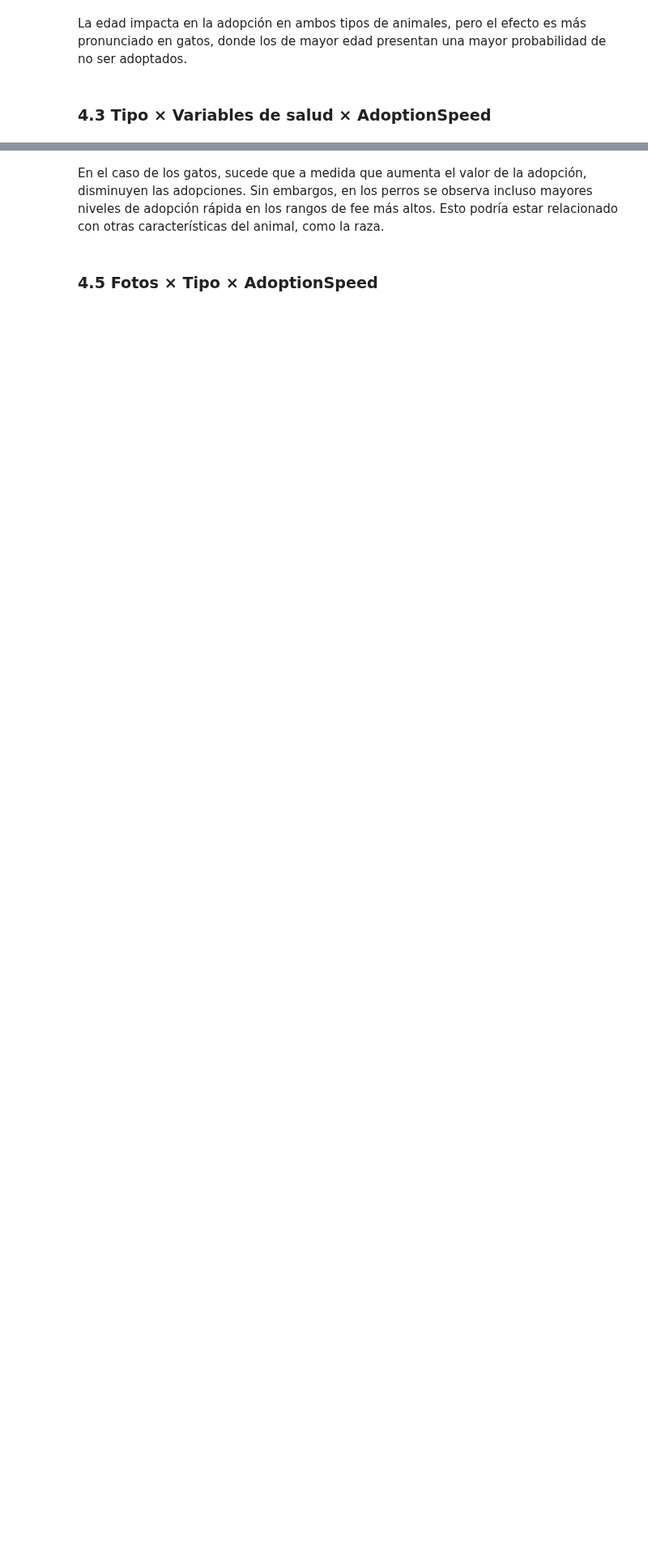
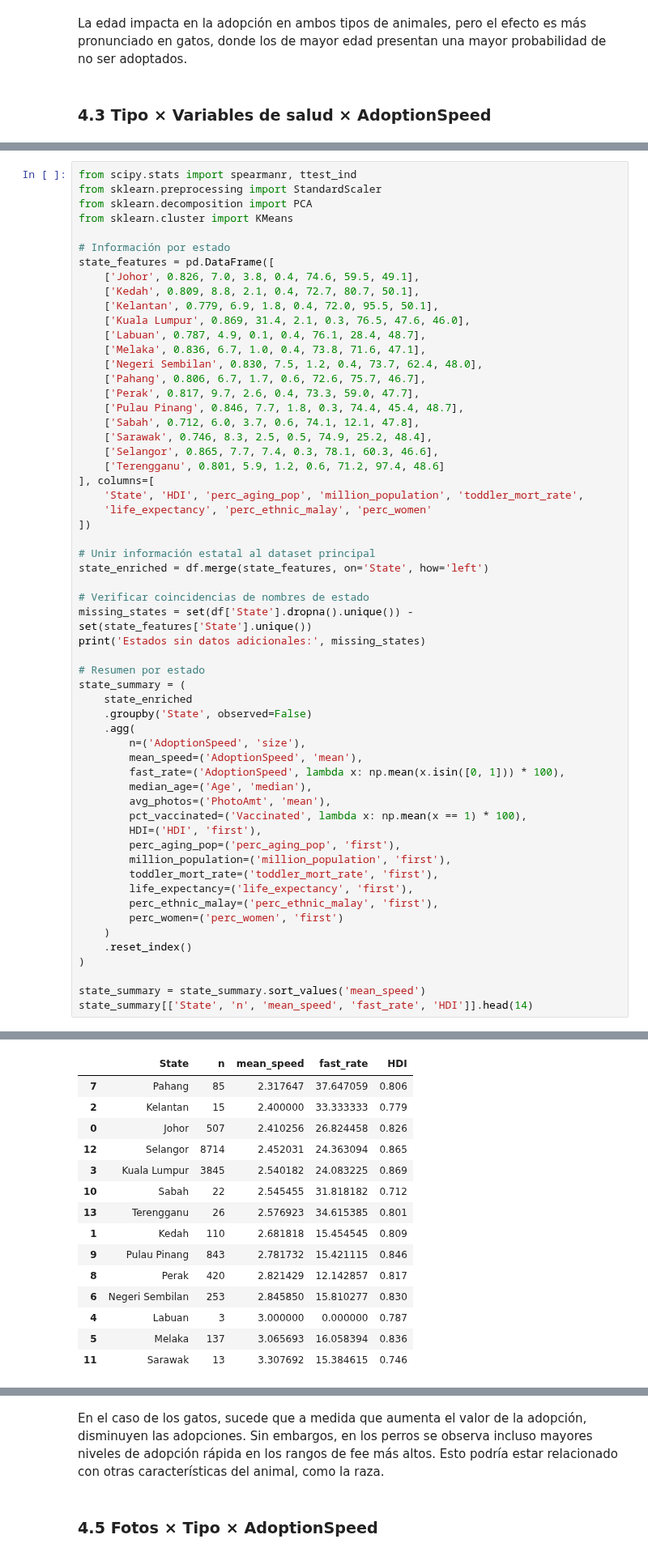
Before and after one commit to patriciasandagorda/UA_MDM_Labo2_Grupo2, a Jupyter notebook: EDA/04_EDA_PetFinder.ipynb, the cells around one changed output, grey strips where cells are left out. Shown at 81% size. Saved outputs shown, nothing was run; the diff lists cells and outputs as text; blank space fills up the shorter version.

```diff
--- a/EDA/04_EDA_PetFinder.ipynb
+++ b/EDA/04_EDA_PetFinder.ipynb
@@ -1125,0 +1272,59 @@ Si bien los patrones generales se mantienen (por ejemplo, menor adopción en ani
+# %%
+from scipy.stats import spearmanr, ttest_ind
+from sklearn.preprocessing import StandardScaler
+from sklearn.decomposition import PCA
+from sklearn.cluster import KMeans
+
+# Información por estado
+state_features = pd.DataFrame([
+    ['Johor', 0.826, 7.0, 3.8, 0.4, 74.6, 59.5, 49.1],
+    ['Kedah', 0.809, 8.8, 2.1, 0.4, 72.7, 80.7, 50.1],
+    ['Kelantan', 0.779, 6.9, 1.8, 0.4, 72.0, 95.5, 50.1],
+    ['Kuala Lumpur', 0.869, 31.4, 2.1, 0.3, 76.5, 47.6, 46.0],
+    ['Labuan', 0.787, 4.9, 0.1, 0.4, 76.1, 28.4, 48.7],
+    ['Melaka', 0.836, 6.7, 1.0, 0.4, 73.8, 71.6, 47.1],
+    ['Negeri Sembilan', 0.830, 7.5, 1.2, 0.4, 73.7, 62.4, 48.0],
+    ['Pahang', 0.806, 6.7, 1.7, 0.6, 72.6, 75.7, 46.7],
+    ['Perak', 0.817, 9.7, 2.6, 0.4, 73.3, 59.0, 47.7],
+    ['Pulau Pinang', 0.846, 7.7, 1.8, 0.3, 74.4, 45.4, 48.7],
+    ['Sabah', 0.712, 6.0, 3.7, 0.6, 74.1, 12.1, 47.8],
+    ['Sarawak', 0.746, 8.3, 2.5, 0.5, 74.9, 25.2, 48.4],
+    ['Selangor', 0.865, 7.7, 7.4, 0.3, 78.1, 60.3, 46.6],
+    ['Terengganu', 0.801, 5.9, 1.2, 0.6, 71.2, 97.4, 48.6]
+], columns=[
+    'State', 'HDI', 'perc_aging_pop', 'million_population', 'toddler_mort_rate',
+    'life_expectancy', 'perc_ethnic_malay', 'perc_women'
+])
+
+# Unir información estatal al dataset principal
+state_enriched = df.merge(state_features, on='State', how='left')
+
+# Verificar coincidencias de nombres de estado
+missing_states = set(df['State'].dropna().unique()) - set(state_features['State'].unique())
+print('Estados sin datos adicionales:', missing_states)
+
+# Resumen por estado
+state_summary = (
+    state_enriched
+    .groupby('State', observed=False)
+    .agg(
+        n=('AdoptionSpeed', 'size'),
+        mean_speed=('AdoptionSpeed', 'mean'),
+        fast_rate=('AdoptionSpeed', lambda x: np.mean(x.isin([0, 1])) * 100),
+        median_age=('Age', 'median'),
+        avg_photos=('PhotoAmt', 'mean'),
+        pct_vaccinated=('Vaccinated', lambda x: np.mean(x == 1) * 100),
+        HDI=('HDI', 'first'),
+        perc_aging_pop=('perc_aging_pop', 'first'),
+        million_population=('million_population', 'first'),
+        toddler_mort_rate=('toddler_mort_rate', 'first'),
+        life_expectancy=('life_expectancy', 'first'),
+        perc_ethnic_malay=('perc_ethnic_malay', 'first'),
+        perc_women=('perc_women', 'first')
+    )
+    .reset_index()
+)
+
+state_summary = state_summary.sort_values('mean_speed')
+state_summary[['State', 'n', 'mean_speed', 'fast_rate', 'HDI']].head(14)
+# %% [output]
@@ -1125,0 +1332,15 @@ Si bien los patrones generales se mantienen (por ejemplo, menor adopción en ani
+|  | State | n | mean_speed | fast_rate | HDI |
+| 7 | Pahang | 85 | 2.317647 | 37.647059 | 0.806 |
+| 2 | Kelantan | 15 | 2.400000 | 33.333333 | 0.779 |
+| 0 | Johor | 507 | 2.410256 | 26.824458 | 0.826 |
+| 12 | Selangor | 8714 | 2.452031 | 24.363094 | 0.865 |
+| 3 | Kuala Lumpur | 3845 | 2.540182 | 24.083225 | 0.869 |
+| 10 | Sabah | 22 | 2.545455 | 31.818182 | 0.712 |
+| 13 | Terengganu | 26 | 2.576923 | 34.615385 | 0.801 |
+| 1 | Kedah | 110 | 2.681818 | 15.454545 | 0.809 |
+| 9 | Pulau Pinang | 843 | 2.781732 | 15.421115 | 0.846 |
+| 8 | Perak | 420 | 2.821429 | 12.142857 | 0.817 |
+| 6 | Negeri Sembilan | 253 | 2.845850 | 15.810277 | 0.830 |
+| 4 | Labuan | 3 | 3.000000 | 0.000000 | 0.787 |
+| 5 | Melaka | 137 | 3.065693 | 16.058394 | 0.836 |
+| 11 | Sarawak | 13 | 3.307692 | 15.384615 | 0.746 |
```
Also changed, not shown: parts of 51 cells of this notebook.
